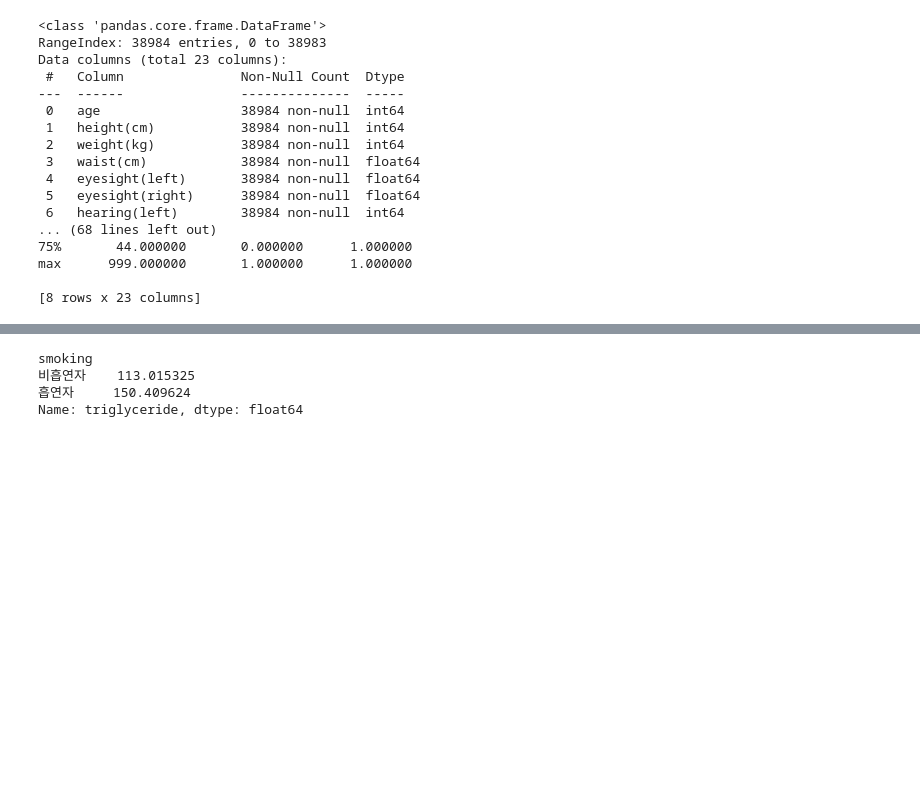
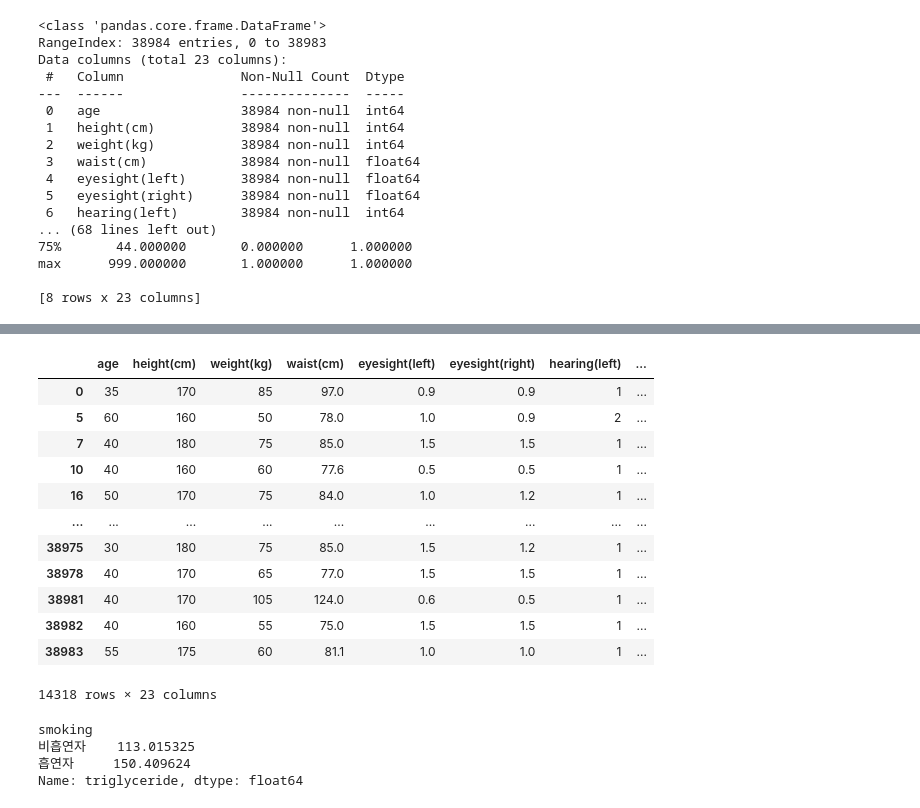
Before and after one commit to bokob/OpenSourceDevelopProject_Final, a Jupyter notebook: Final.ipynb, the cells around one changed output, grey strips where cells are left out. Saved outputs shown, nothing was run; the diff lists cells and outputs as text; code cells hidden in the pictures; blank space fills up the shorter version.

```diff
--- a/Final.ipynb
+++ b/Final.ipynb
@@ -97 +119,17 @@ max      999.000000       1.000000      1.000000
+# %%
+smoker
+# %% [output]
+|  | age | height(cm) | weight(kg) | waist(cm) | eyesight(left) | eyesight(right) | hearing(left) | ... |
+| 0 | 35 | 170 | 85 | 97.0 | 0.9 | 0.9 | 1 | ... |
+| 5 | 60 | 160 | 50 | 78.0 | 1.0 | 0.9 | 2 | ... |
+| 7 | 40 | 180 | 75 | 85.0 | 1.5 | 1.5 | 1 | ... |
+| 10 | 40 | 160 | 60 | 77.6 | 0.5 | 0.5 | 1 | ... |
+| 16 | 50 | 170 | 75 | 84.0 | 1.0 | 1.2 | 1 | ... |
+| ... | ... | ... | ... | ... | ... | ... | ... | ... |
+| 38975 | 30 | 180 | 75 | 85.0 | 1.5 | 1.2 | 1 | ... |
+| 38978 | 40 | 170 | 65 | 77.0 | 1.5 | 1.5 | 1 | ... |
+| 38981 | 40 | 170 | 105 | 124.0 | 0.6 | 0.5 | 1 | ... |
+| 38982 | 40 | 160 | 55 | 75.0 | 1.5 | 1.5 | 1 | ... |
+| 38983 | 55 | 175 | 60 | 81.1 | 1.0 | 1.0 | 1 | ... |
+14318 rows × 23 columns
 # %%
```
Also changed, not shown: parts of 14 cells of this notebook.
